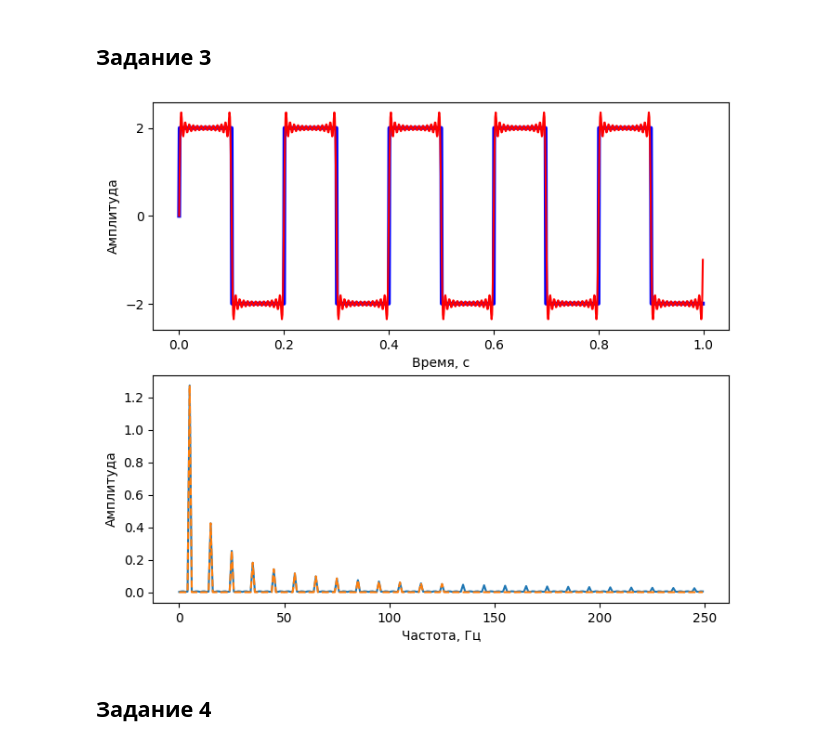
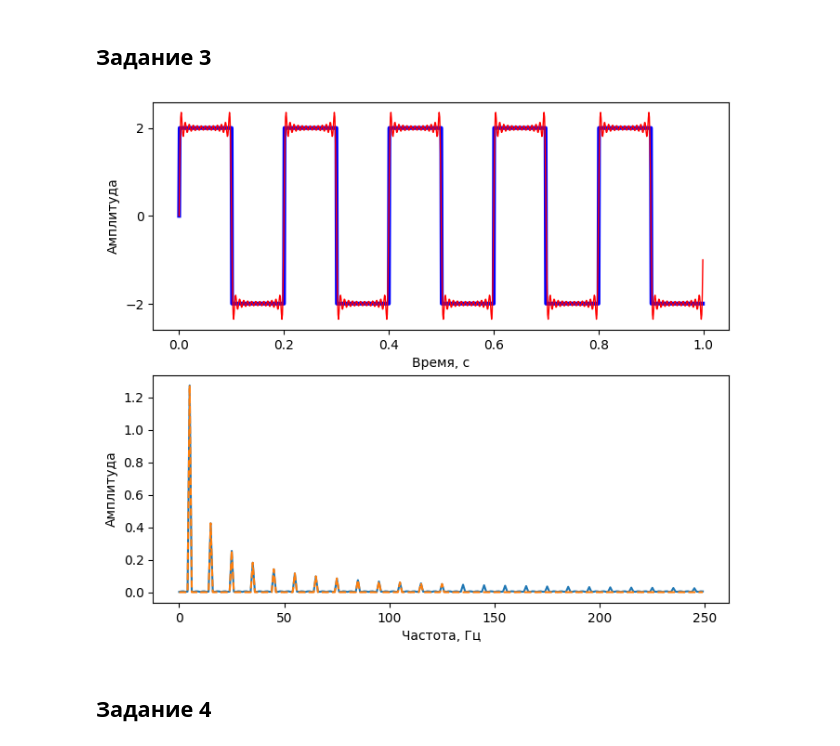
Before and after one commit to HerrPhoton/Digital-signal-processing, a Jupyter notebook: Lab1.ipynb, the cells around one changed output. Saved outputs shown, nothing was run; the diff lists cells and outputs as text; code cells hidden in the pictures.

```diff
--- a/Lab1.ipynb
+++ b/Lab1.ipynb
@@ -146,26 +146,26 @@ xfft1, yfft1 = find_freq(y1)
 # %%
 fig, axs = plt.subplots(2, 1)
 
 fig.set_figwidth(8)
 fig.set_figheight(7)
 
 axs[0].plot(x, y0, 'b', linewidth = 3)
-axs[0].plot(x, y1, 'r')
+axs[0].plot(x, y1, 'r', linewidth = 1)
 
 axs[1].plot(xfft0, np.abs(yfft0))
 axs[1].plot(xfft1, np.abs(yfft1), '--')
 
 axs[0].set_ylabel('Амплитуда')
 axs[0].set_xlabel('Время, с')
 
 axs[1].set_ylabel('Амплитуда')
 axs[1].set_xlabel('Частота, Гц')
 
 axs[0].set_yticks([-A, 0, A])
 
 plt.show()
 # %% [output]
-[figure, old version]
+[figure, new version]
 # %% [markdown]
 ## Задание 4
 # %%
```
Also changed, not shown: parts of 5 cells of this notebook.
